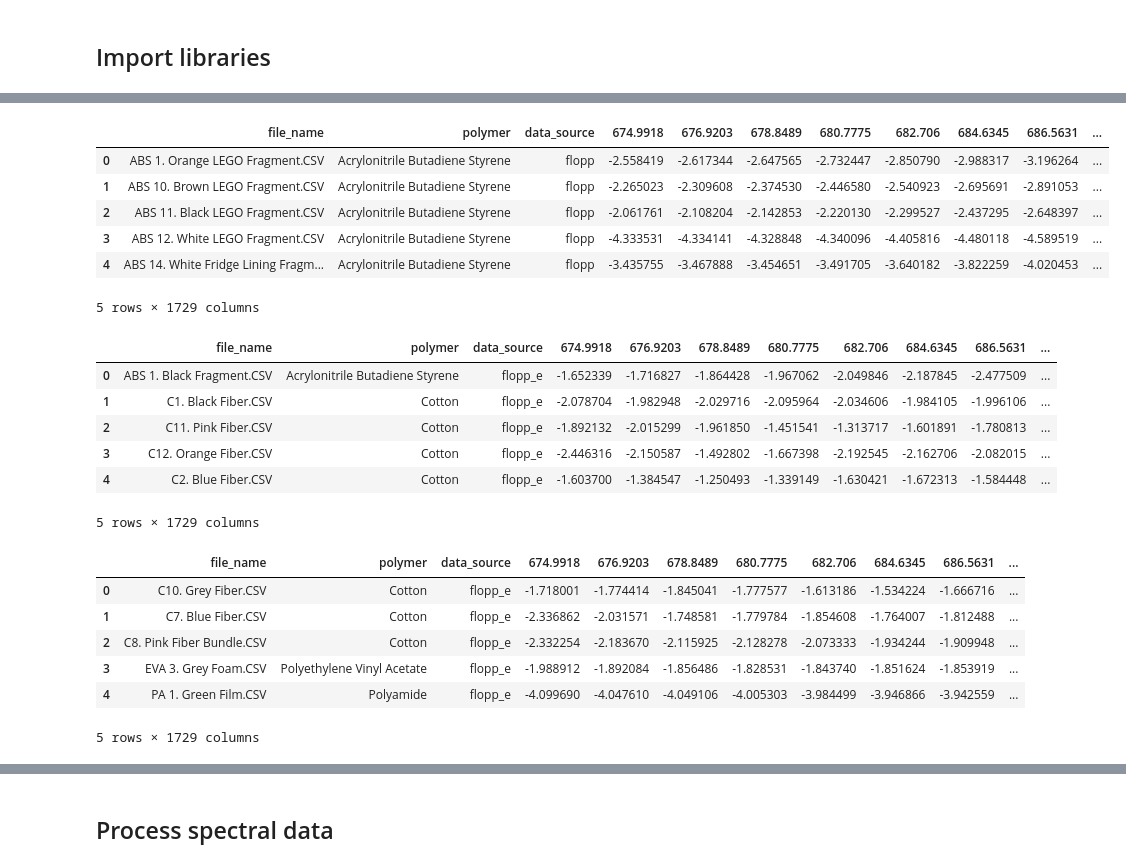
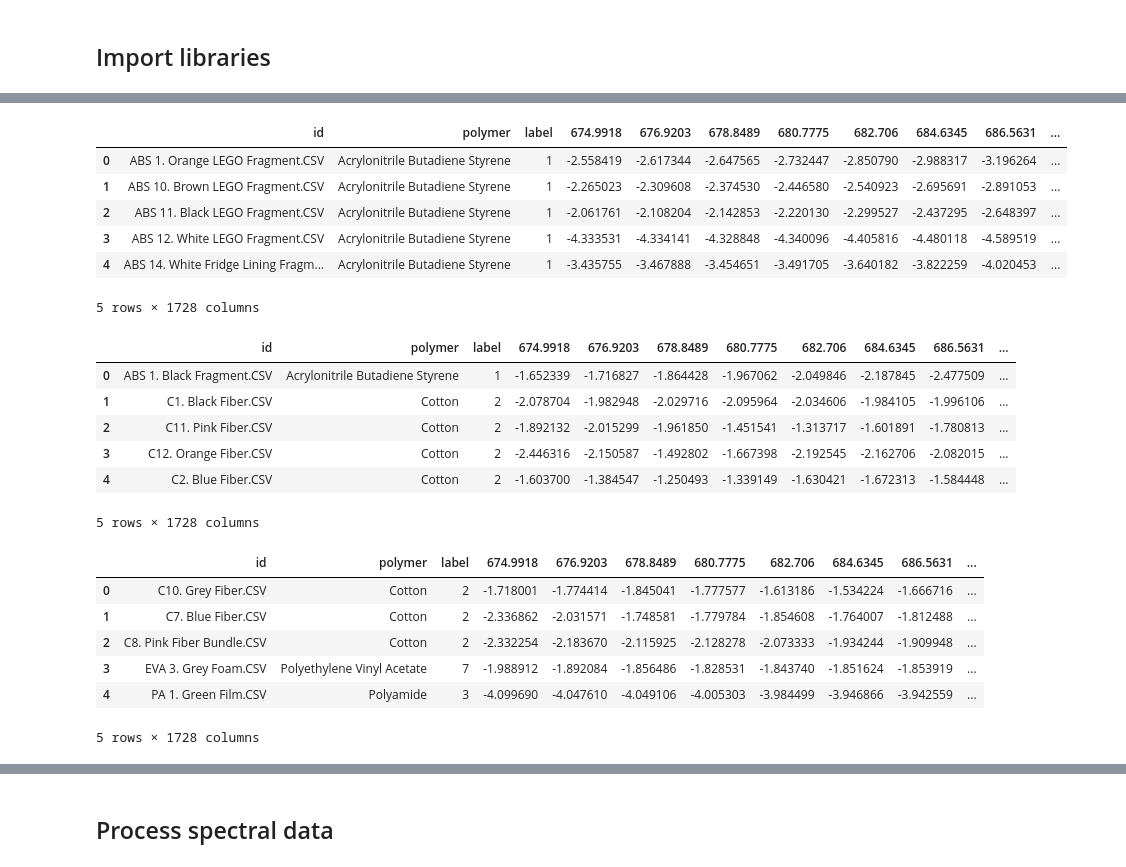
Before and after one commit to eochoarv/conformal-hqi, a Jupyter notebook: usage_example.ipynb, the cells around one changed output, grey strips where cells are left out. Drawn from its saved outputs; the diff is of its cells as text; code cells hidden in the pictures.

```diff
--- a/usage_example.ipynb
+++ b/usage_example.ipynb
@@ -10,0 +12,4 @@ import matplotlib.pyplot as plt
+# %%
+label_table = pd.read_csv('data/label_table.csv')
+del label_table['Unnamed: 0']
+label_table
@@ -11,39 +32,48 @@ import matplotlib.pyplot as plt
 # %%
 # Read reference library
-reference_library = pd.read_csv('reference_library.csv')
+reference_library = pd.read_csv('data/reference_library.csv')
 del reference_library['Unnamed: 0']
+reference_library = reference_library.merge(label_table)
+reference_library = reference_library.iloc[:,[0,1,-1]+list(np.arange(2,reference_library.shape[1]-1))]
+wl_list = np.float64(reference_library.columns[3:])
 reference_library.head()
 # %% [output]
-|  | file_name | polymer | data_source | 674.9918 | 676.9203 | 678.8489 | 680.7775 | 682.706 | 684.6345 | 686.5631 | ... |
-| 0 | ABS 1. Orange LEGO Fragment.CSV | Acrylonitrile Butadiene Styrene | flopp | -2.558419 | -2.617344 | -2.647565 | -2.732447 | -2.850790 | -2.988317 | -3.196264 | ... |
-| 1 | ABS 10. Brown LEGO Fragment.CSV | Acrylonitrile Butadiene Styrene | flopp | -2.265023 | -2.309608 | -2.374530 | -2.446580 | -2.540923 | -2.695691 | -2.891053 | ... |
-| 2 | ABS 11. Black LEGO Fragment.CSV | Acrylonitrile Butadiene Styrene | flopp | -2.061761 | -2.108204 | -2.142853 | -2.220130 | -2.299527 | -2.437295 | -2.648397 | ... |
-| 3 | ABS 12. White LEGO Fragment.CSV | Acrylonitrile Butadiene Styrene | flopp | -4.333531 | -4.334141 | -4.328848 | -4.340096 | -4.405816 | -4.480118 | -4.589519 | ... |
-| 4 | ABS 14. White Fridge Lining Fragm... | Acrylonitrile Butadiene Styrene | flopp | -3.435755 | -3.467888 | -3.454651 | -3.491705 | -3.640182 | -3.822259 | -4.020453 | ... |
+|  | id | polymer | label | 674.9918 | 676.9203 | 678.8489 | 680.7775 | 682.706 | 684.6345 | 686.5631 | ... |
+| 0 | ABS 1. Orange LEGO Fragment.CSV | Acrylonitrile Butadiene Styrene | 1 | -2.558419 | -2.617344 | -2.647565 | -2.732447 | -2.850790 | -2.988317 | -3.196264 | ... |
+| 1 | ABS 10. Brown LEGO Fragment.CSV | Acrylonitrile Butadiene Styrene | 1 | -2.265023 | -2.309608 | -2.374530 | -2.446580 | -2.540923 | -2.695691 | -2.891053 | ... |
+| 2 | ABS 11. Black LEGO Fragment.CSV | Acrylonitrile Butadiene Styrene | 1 | -2.061761 | -2.108204 | -2.142853 | -2.220130 | -2.299527 | -2.437295 | -2.648397 | ... |
+| 3 | ABS 12. White LEGO Fragment.CSV | Acrylonitrile Butadiene Styrene | 1 | -4.333531 | -4.334141 | -4.328848 | -4.340096 | -4.405816 | -4.480118 | -4.589519 | ... |
+| 4 | ABS 14. White Fridge Lining Fragm... | Acrylonitrile Butadiene Styrene | 1 | -3.435755 | -3.467888 | -3.454651 | -3.491705 | -3.640182 | -3.822259 | -4.020453 | ... |
-5 rows × 1729 columns
+5 rows × 1728 columns
 # %%
 # Read calibration set
-calibration_set = pd.read_csv('calibration_set.csv')
+calibration_set = pd.read_csv('data/calibration_set.csv')
 del calibration_set['Unnamed: 0']
+calibration_set = calibration_set.merge(label_table)
+calibration_set = calibration_set.iloc[:,[0,1,-1]+list(np.arange(2,calibration_set.shape[1]-1))]
 calibration_set.head()
 # %% [output]
-|  | file_name | polymer | data_source | 674.9918 | 676.9203 | 678.8489 | 680.7775 | 682.706 | 684.6345 | 686.5631 | ... |
-| 0 | ABS 1. Black Fragment.CSV | Acrylonitrile Butadiene Styrene | flopp_e | -1.652339 | -1.716827 | -1.864428 | -1.967062 | -2.049846 | -2.187845 | -2.477509 | ... |
-| 1 | C1. Black Fiber.CSV | Cotton | flopp_e | -2.078704 | -1.982948 | -2.029716 | -2.095964 | -2.034606 | -1.984105 | -1.996106 | ... |
-| 2 | C11. Pink Fiber.CSV | Cotton | flopp_e | -1.892132 | -2.015299 | -1.961850 | -1.451541 | -1.313717 | -1.601891 | -1.780813 | ... |
-| 3 | C12. Orange Fiber.CSV | Cotton | flopp_e | -2.446316 | -2.150587 | -1.492802 | -1.667398 | -2.192545 | -2.162706 | -2.082015 | ... |
-| 4 | C2. Blue Fiber.CSV | Cotton | flopp_e | -1.603700 | -1.384547 | -1.250493 | -1.339149 | -1.630421 | -1.672313 | -1.584448 | ... |
+|  | id | polymer | label | 674.9918 | 676.9203 | 678.8489 | 680.7775 | 682.706 | 684.6345 | 686.5631 | ... |
+| 0 | ABS 1. Black Fragment.CSV | Acrylonitrile Butadiene Styrene | 1 | -1.652339 | -1.716827 | -1.864428 | -1.967062 | -2.049846 | -2.187845 | -2.477509 | ... |
+| 1 | C1. Black Fiber.CSV | Cotton | 2 | -2.078704 | -1.982948 | -2.029716 | -2.095964 | -2.034606 | -1.984105 | -1.996106 | ... |
+| 2 | C11. Pink Fiber.CSV | Cotton | 2 | -1.892132 | -2.015299 | -1.961850 | -1.451541 | -1.313717 | -1.601891 | -1.780813 | ... |
+| 3 | C12. Orange Fiber.CSV | Cotton | 2 | -2.446316 | -2.150587 | -1.492802 | -1.667398 | -2.192545 | -2.162706 | -2.082015 | ... |
+| 4 | C2. Blue Fiber.CSV | Cotton | 2 | -1.603700 | -1.384547 | -1.250493 | -1.339149 | -1.630421 | -1.672313 | -1.584448 | ... |
-5 rows × 1729 columns
+5 rows × 1728 columns
 # %%
 # Read test set
-test_set = pd.read_csv('test_set.csv')
+test_set = pd.read_csv('data/test_set.csv')
 del test_set['Unnamed: 0']
+#del test_set['polymer']
+if 'polymer' in test_set.columns:
+    test_set = test_set.merge(label_table)
+    test_set = test_set.iloc[:,[0,1,-1]+list(np.arange(2,test_set.shape[1]-1))]
 test_set.head()
 # %% [output]
-|  | file_name | polymer | data_source | 674.9918 | 676.9203 | 678.8489 | 680.7775 | 682.706 | 684.6345 | 686.5631 | ... |
-| 0 | C10. Grey Fiber.CSV | Cotton | flopp_e | -1.718001 | -1.774414 | -1.845041 | -1.777577 | -1.613186 | -1.534224 | -1.666716 | ... |
-| 1 | C7. Blue Fiber.CSV | Cotton | flopp_e | -2.336862 | -2.031571 | -1.748581 | -1.779784 | -1.854608 | -1.764007 | -1.812488 | ... |
-| 2 | C8. Pink Fiber Bundle.CSV | Cotton | flopp_e | -2.332254 | -2.183670 | -2.115925 | -2.128278 | -2.073333 | -1.934244 | -1.909948 | ... |
-| 3 | EVA 3. Grey Foam.CSV | Polyethylene Vinyl Acetate | flopp_e | -1.988912 | -1.892084 | -1.856486 | -1.828531 | -1.843740 | -1.851624 | -1.853919 | ... |
-| 4 | PA 1. Green Film.CSV | Polyamide | flopp_e | -4.099690 | -4.047610 | -4.049106 | -4.005303 | -3.984499 | -3.946866 | -3.942559 | ... |
+|  | id | polymer | label | 674.9918 | 676.9203 | 678.8489 | 680.7775 | 682.706 | 684.6345 | 686.5631 | ... |
+| 0 | C10. Grey Fiber.CSV | Cotton | 2 | -1.718001 | -1.774414 | -1.845041 | -1.777577 | -1.613186 | -1.534224 | -1.666716 | ... |
+| 1 | C7. Blue Fiber.CSV | Cotton | 2 | -2.336862 | -2.031571 | -1.748581 | -1.779784 | -1.854608 | -1.764007 | -1.812488 | ... |
+| 2 | C8. Pink Fiber Bundle.CSV | Cotton | 2 | -2.332254 | -2.183670 | -2.115925 | -2.128278 | -2.073333 | -1.934244 | -1.909948 | ... |
+| 3 | EVA 3. Grey Foam.CSV | Polyethylene Vinyl Acetate | 7 | -1.988912 | -1.892084 | -1.856486 | -1.828531 | -1.843740 | -1.851624 | -1.853919 | ... |
+| 4 | PA 1. Green Film.CSV | Polyamide | 3 | -4.099690 | -4.047610 | -4.049106 | -4.005303 | -3.984499 | -3.946866 | -3.942559 | ... |
-5 rows × 1729 columns
+5 rows × 1728 columns
```
Also changed, not shown: parts of 10 cells of this notebook, 4 other files.
